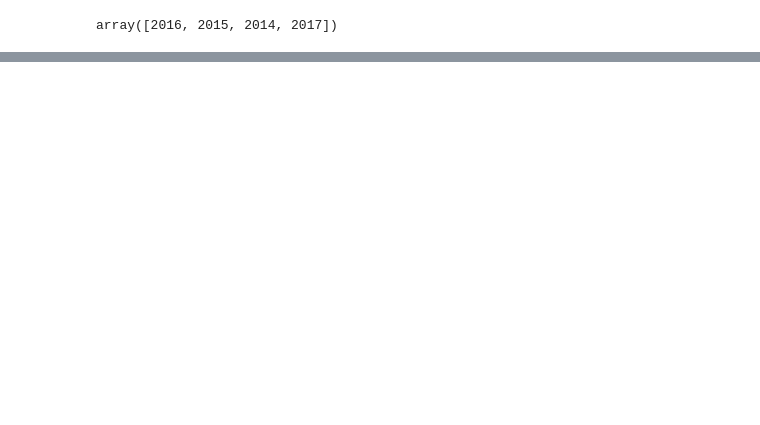
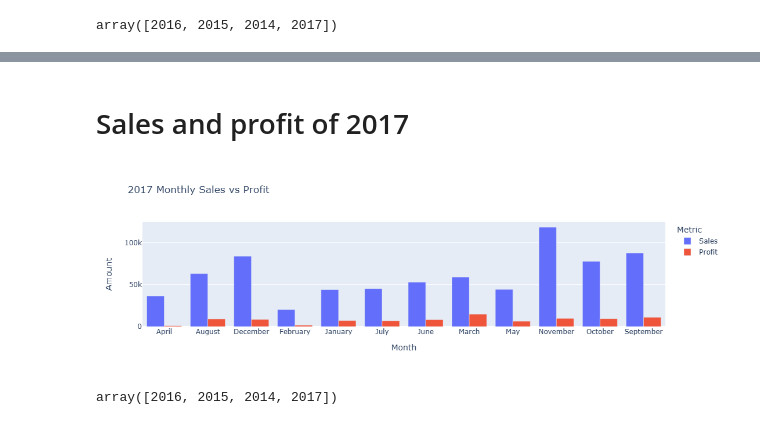
Before and after one commit to Geetanjally/product_revenue_analysis, a Jupyter notebook: product_revenue_analysis.ipynb, the cells around one changed output, grey strips where cells are left out. Saved outputs shown, nothing was run; the diff lists cells and outputs as text; code cells hidden in the pictures; blank space fills up the shorter version.

```diff
--- a/product_revenue_analysis.ipynb
+++ b/product_revenue_analysis.ipynb
@@ -6,5 +7,5 @@ import matplotlib.pyplot as plt
 # %%
-df=pd.read_csv("SampleSuperstore.csv",encoding="latin -1")
+df=pd.read_csv("Superstore.csv",encoding="latin-1")
 # %%
 df.head(3)
 # %% [output]
@@ -102,9 +103,9 @@ df.head(3)
 ## Which month has highest sales
 ## Which month has lowest sales
 # %%
-df["Order Month"]=df["Order Date"].dt.month
+df["Order Month"]=df["Order Date"].dt.month_name()
 df["Order Year"]=df["Order Date"].dt.year
-df["Shipping Days"]=df["Ship Date"]-df["Order Date"]
+df["Shipping Days"]=df["Ship Date"] - df["Order Date"]
 # %%
 df.head()
 # %% [output]
@@ -121,0 +245,13 @@ array([2016, 2015, 2014, 2017])
+# %% [markdown]
+# Sales and profit of 2017
+# %%
+df_2017=df[df["Order Year"]==2017]
+monthly_summary=df_2017.groupby("Order Month")[["Sales","Profit"]].sum().reset_index()
+month_order = ["January", "February", "March", "April", "May", "June",
+               "July", "August", "September", "October", "November", "December"]
+fig=px.bar(monthly_summary,x="Order Month",y=["Sales","Profit"],title="2017 Monthly Sales vs Profit",
+category_orders={"monthly_summary":month_order},barmode="group")
+fig.update_layout(xaxis_title="Month",yaxis_title="Amount",legend_title="Metric")
+fig.show()
+# %% [output]
+[figure, added]
@@ -121,0 +268,4 @@ array([2016, 2015, 2014, 2017])
+# %%
+df["Order Year"].unique()
+# %% [output]
+array([2016, 2015, 2014, 2017])
```
Also changed, not shown: parts of 26 cells of this notebook, 1 other file.
